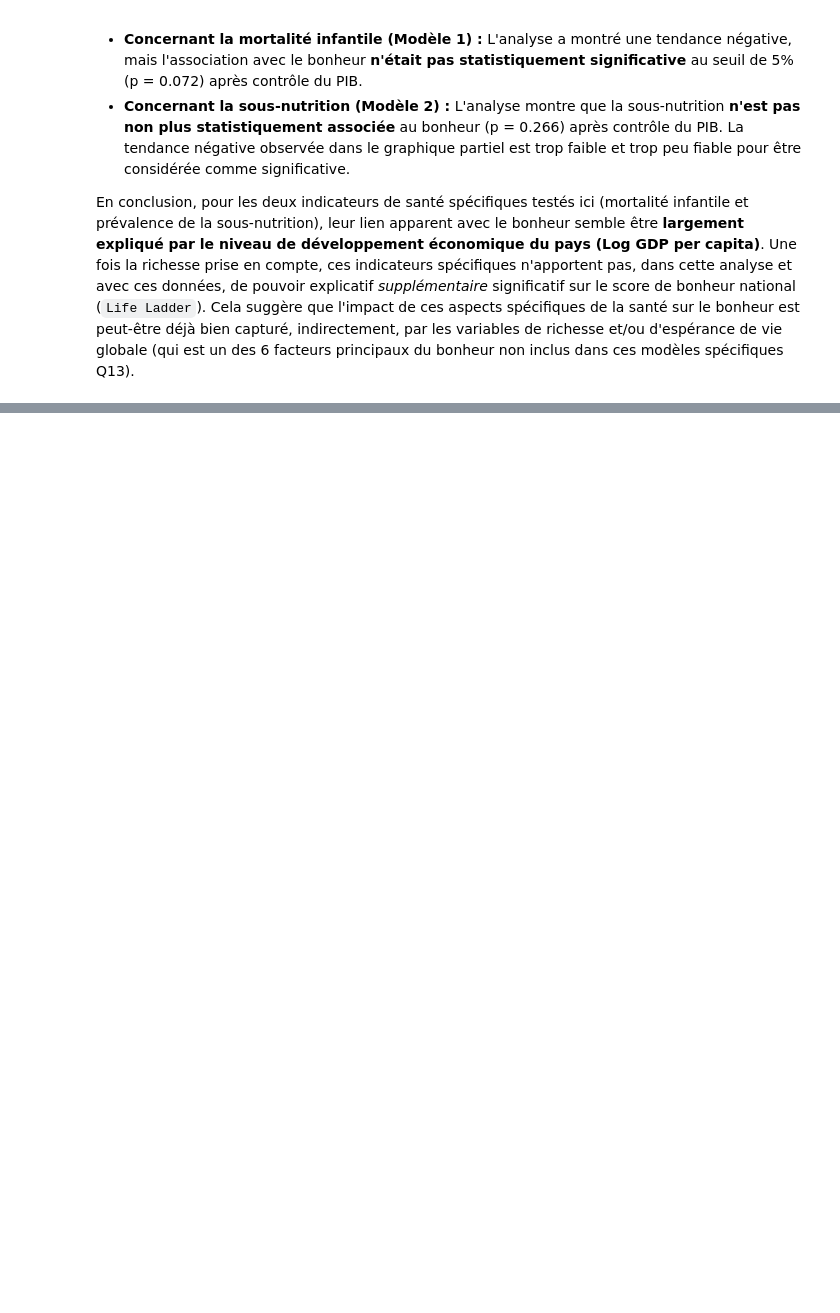
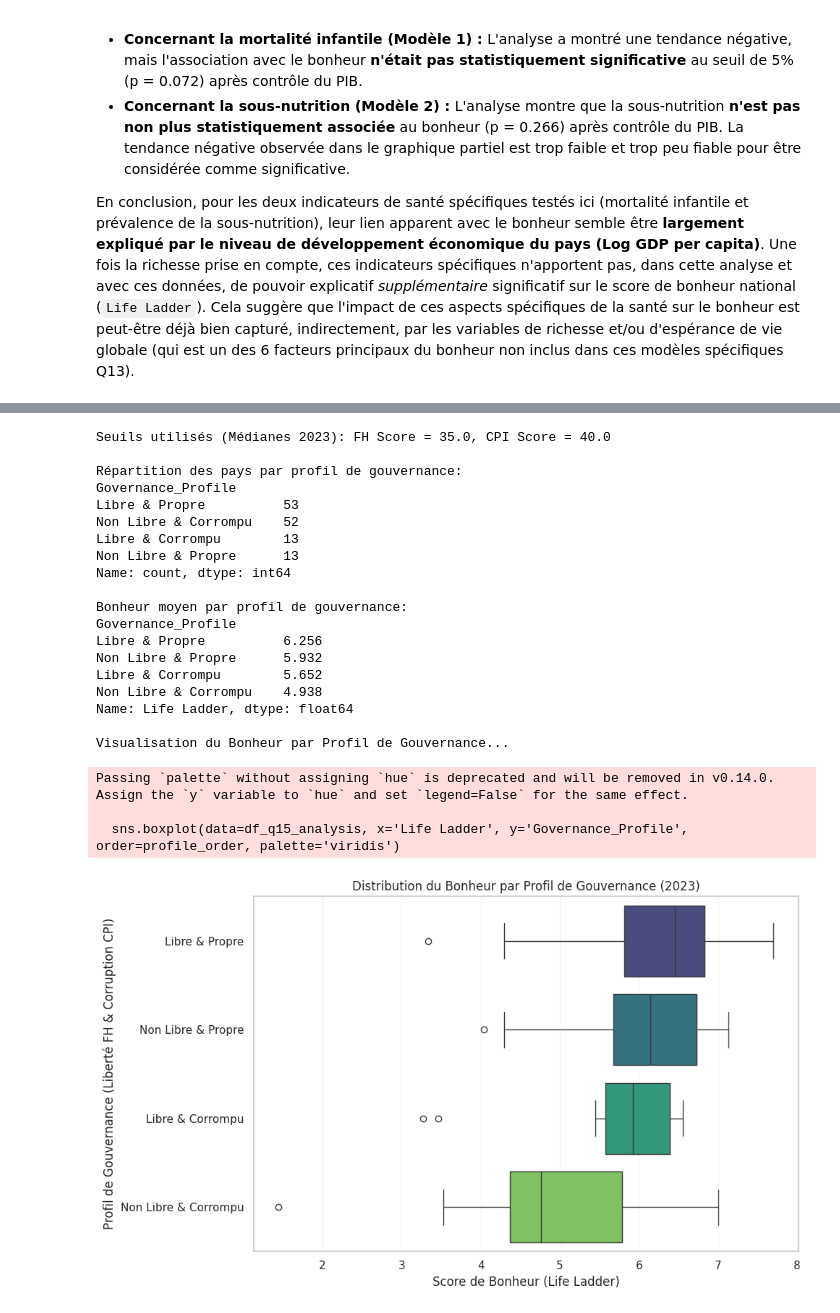
Before and after one commit to Rayane0001/world-happiness-analysis, a Jupyter notebook: analyse_rayane.ipynb, the cells around one changed output, grey strips where cells are left out. Drawn from its saved outputs; the diff is of its cells as text; code cells hidden in the pictures; blank space fills up the shorter version.

```diff
--- a/analyse_rayane.ipynb
+++ b/analyse_rayane.ipynb
@@ -1840,0 +2088,78 @@ En conclusion, pour les deux indicateurs de santé spécifiques testés ici (mor
+# %%
+import numpy as np # Importer numpy pour np.select
+
+# --- Création des Profils de Gouvernance et Visualisation ---
+
+if q15_data_ready and df_q15_analysis is not None:
+
+    # 1. Définir les seuils (Médianes) pour créer les groupes
+    fh_median = df_q15_analysis['FH_Score'].median()
+    cpi_median = df_q15_analysis['CPI_Score'].median()
+    print(f"\nSeuils utilisés (Médianes {analysis_year}): FH Score = {fh_median:.1f}, CPI Score = {cpi_median:.1f}")
+
+    # Rappels: FH Score haut = Plus Libre ; CPI Score haut = Moins Corrompu (Propre)
+
+    # 2. Créer la colonne 'Governance_Profile'
+    conditions = [
+        (df_q15_analysis['FH_Score'] >= fh_median) & (df_q15_analysis['CPI_Score'] >= cpi_median), # Haut FH & Haut CPI
+        (df_q15_analysis['FH_Score'] >= fh_median) & (df_q15_analysis['CPI_Score'] < cpi_median),  # Haut FH & Bas CPI
+        (df_q15_analysis['FH_Score'] < fh_median) & (df_q15_analysis['CPI_Score'] >= cpi_median),  # Bas FH & Haut CPI
+        (df_q15_analysis['FH_Score'] < fh_median) & (df_q15_analysis['CPI_Score'] < cpi_median)   # Bas FH & Bas CPI
+    ]
+    choices = [
+        'Libre & Propre',
+        'Libre & Corrompu',
+        'Non Libre & Propre',
+        'Non Libre & Corrompu'
+    ]
+    df_q15_analysis['Governance_Profile'] = np.select(conditions, choices, default='Unknown')
+
+    print("\nRépartition des pays par profil de gouvernance:")
+    print(df_q15_analysis['Governance_Profile'].value_counts())
+
+    # 3. Calculer le bonheur moyen par profil
+    mean_happiness_by_profile = df_q15_analysis.groupby('Governance_Profile')['Life Ladder'].mean().sort_values(ascending=False)
+    print("\nBonheur moyen par profil de gouvernance:")
+    print(mean_happiness_by_profile.round(3))
+    profile_order = mean_happiness_by_profile.index.tolist() # Ordre pour le graphique
+
+    # 4. Visualisation : Box Plot du Bonheur par Profil de Gouvernance
+    print("\nVisualisation du Bonheur par Profil de Gouvernance...")
+    plt.figure(figsize=(10, 6))
+    sns.boxplot(data=df_q15_analysis, x='Life Ladder', y='Governance_Profile', order=profile_order, palette='viridis')
+    # Optionnel: ajouter les points individuels
+    # sns.stripplot(data=df_q15_analysis, x='Life Ladder', y='Governance_Profile', order=profile_order, color=".25", alpha=0.5)
+
+    plt.title(f'Distribution du Bonheur par Profil de Gouvernance ({analysis_year})')
+    plt.xlabel('Score de Bonheur (Life Ladder)')
+    plt.ylabel('Profil de Gouvernance (Liberté FH & Corruption CPI)')
+    plt.grid(axis='x', linestyle=':', linewidth=0.5)
+    plt.tight_layout()
+    plt.show()
+
+else:
+    print("Données non disponibles pour l'analyse Q15.")
+# %% [output]
+Seuils utilisés (Médianes 2023): FH Score = 35.0, CPI Score = 40.0
+
+Répartition des pays par profil de gouvernance:
+Governance_Profile
+Libre & Propre          53
+Non Libre & Corrompu    52
+Libre & Corrompu        13
+Non Libre & Propre      13
+Name: count, dtype: int64
+
+Bonheur moyen par profil de gouvernance:
+Governance_Profile
+Libre & Propre          6.256
+Non Libre & Propre      5.932
+Libre & Corrompu        5.652
+Non Libre & Corrompu    4.938
+Name: Life Ladder, dtype: float64
+
+Visualisation du Bonheur par Profil de Gouvernance...
+Passing `palette` without assigning `hue` is deprecated and will be removed in v0.14.0. Assign the `y` variable to `hue` and set `legend=False` for the same effect.
+
+  sns.boxplot(data=df_q15_analysis, x='Life Ladder', y='Governance_Profile', order=profile_order, palette='viridis')
+[figure, added]
```
Also changed, not shown: parts of 8 cells of this notebook.
